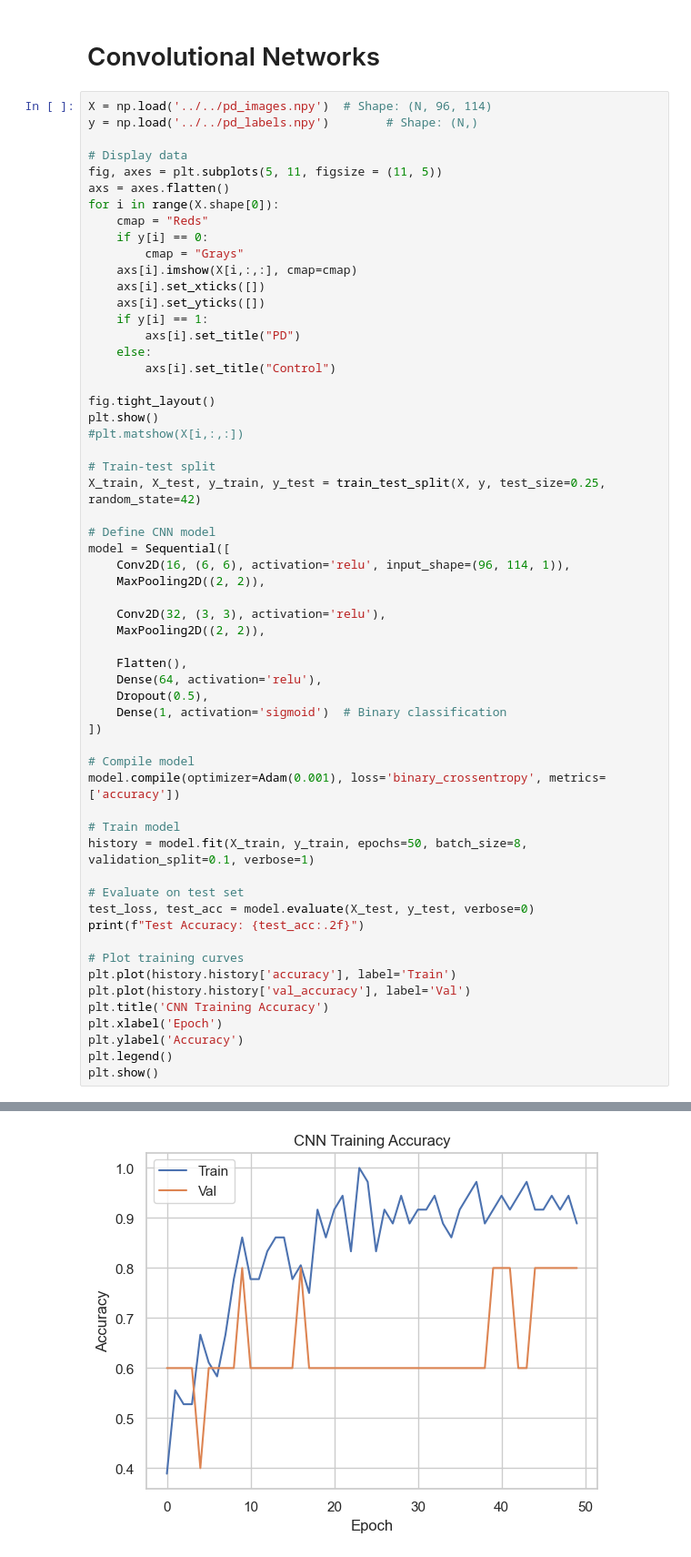
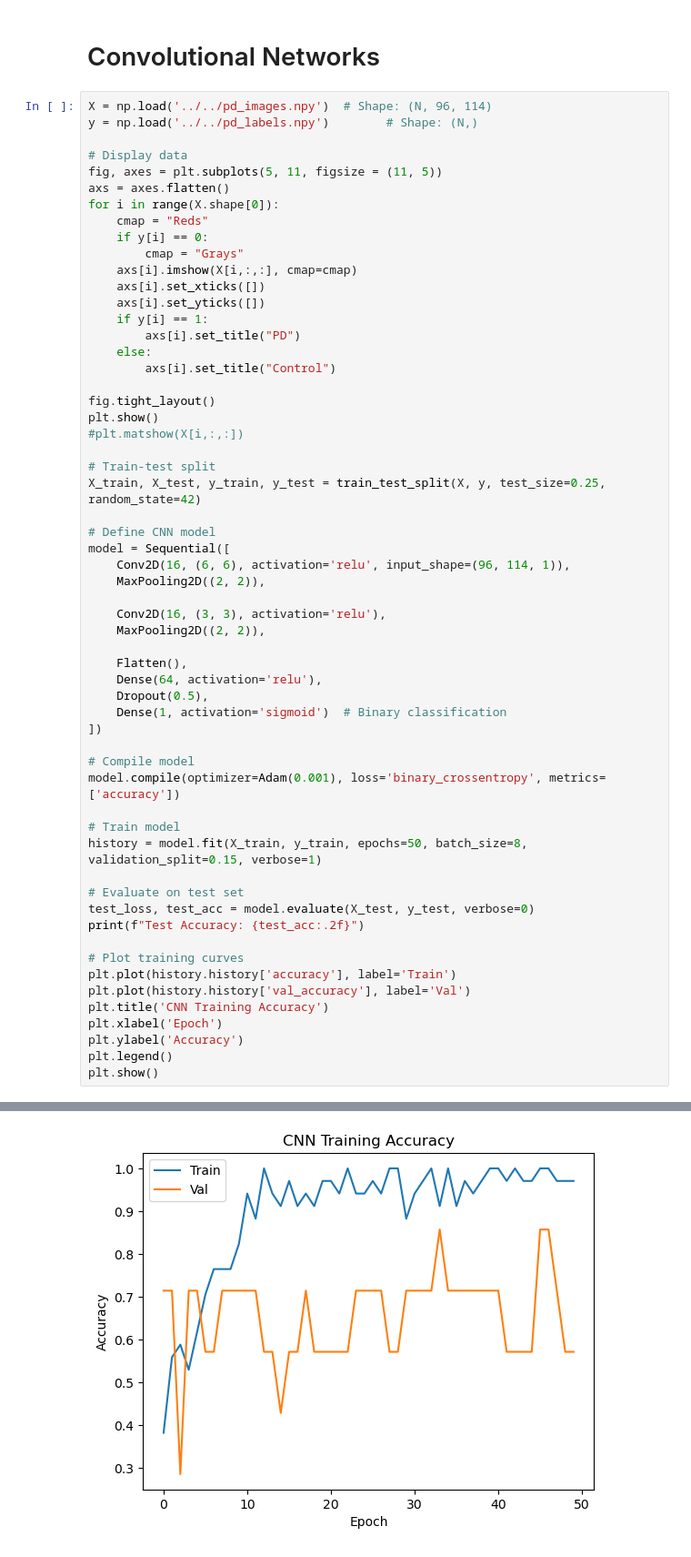
Before and after one commit to TheRealDrDre/ComputationalPsychiatry, a Jupyter notebook: Part1-Algorithmic Models/Part1.2-Supervised/Supervised3-NeuralNetworks.ipynb, the cells around one changed output, grey strips where cells are left out. Shown: that part at 91% size. Cells and saved outputs as stored; diff of their text form.

```diff
--- a/Part1-Algorithmic Models/Part1.2-Supervised/Supervised3-NeuralNetworks.ipynb
+++ b/Part1-Algorithmic Models/Part1.2-Supervised/Supervised3-NeuralNetworks.ipynb
@@ -230,7 +231,7 @@ model = Sequential([
     Conv2D(16, (6, 6), activation='relu', input_shape=(96, 114, 1)),
     MaxPooling2D((2, 2)),
 
-    Conv2D(32, (3, 3), activation='relu'),
+    Conv2D(16, (3, 3), activation='relu'),
     MaxPooling2D((2, 2)),
 
     Flatten(),
@@ -243,7 +244,7 @@ model = Sequential([
 model.compile(optimizer=Adam(0.001), loss='binary_crossentropy', metrics=['accuracy'])
 
 # Train model
-history = model.fit(X_train, y_train, epochs=50, batch_size=8, validation_split=0.1, verbose=1)
+history = model.fit(X_train, y_train, epochs=50, batch_size=8, validation_split=0.15, verbose=1)
 
 # Evaluate on test set
 test_loss, test_acc = model.evaluate(X_test, y_test, verbose=0)
@@ -280 +281 @@ Test Accuracy: 0.50
-[figure, old version]
+[figure, new version]
```
Also changed, not shown: parts of 4 cells of this notebook.
